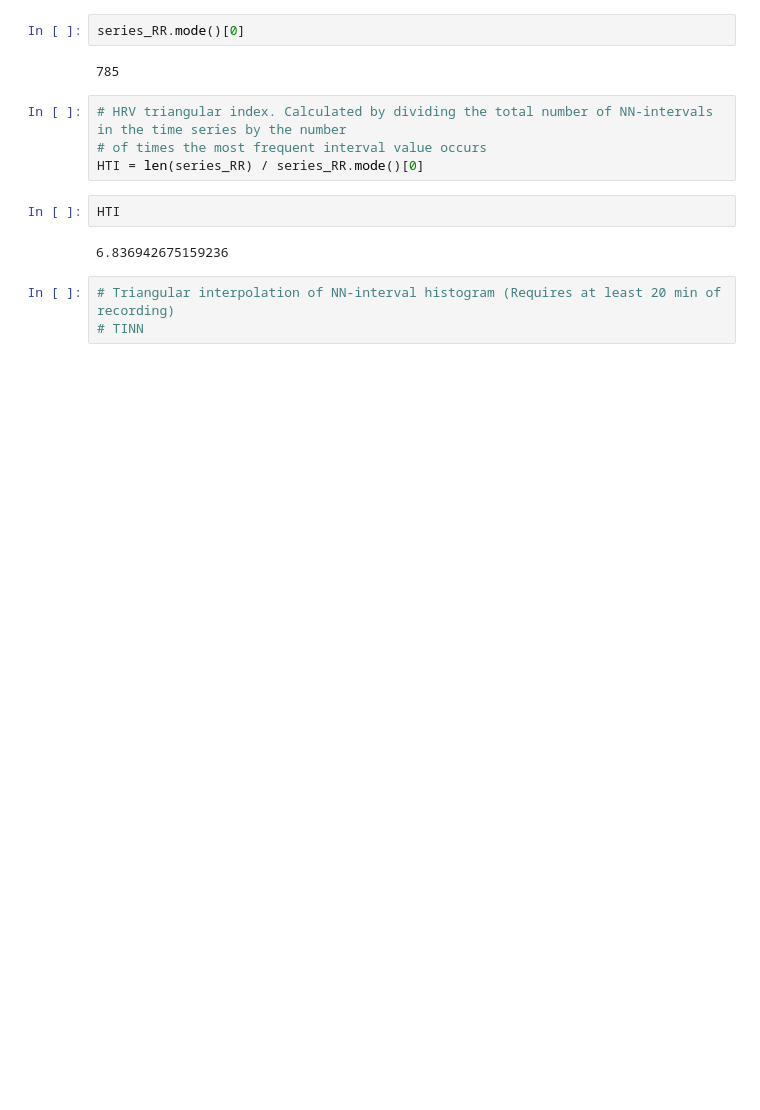
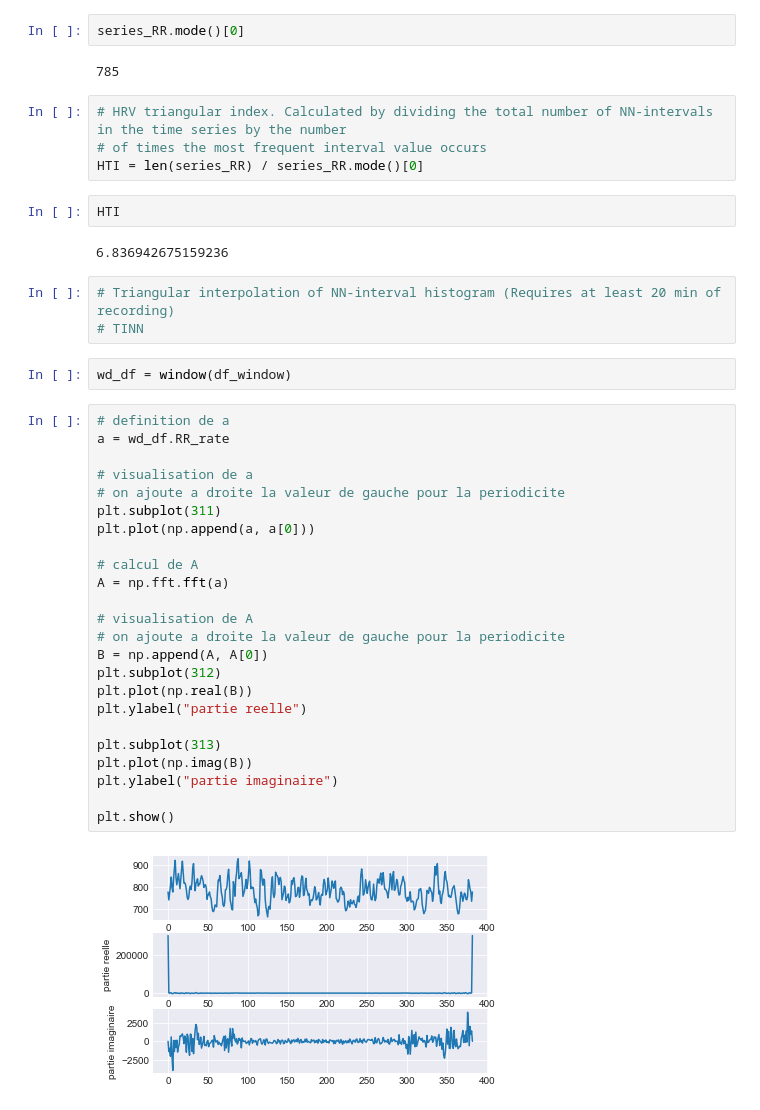
Before and after one commit to Jackfn96/3DS, a Jupyter notebook: notebooks/HRV features creation.ipynb, the cells around one changed output. Drawn from its saved outputs; the diff is of its cells as text; blank space fills up the shorter version.

```diff
--- a/notebooks/HRV features creation.ipynb
+++ b/notebooks/HRV features creation.ipynb
@@ -406,3 +426,31 @@ HTI
 # %%
 # Triangular interpolation of NN-interval histogram (Requires at least 20 min of recording)
 # TINN
+# %%
+wd_df = window(df_window)
+# %%
+# definition de a
+a = wd_df.RR_rate
+
+# visualisation de a
+# on ajoute a droite la valeur de gauche pour la periodicite
+plt.subplot(311)
+plt.plot(np.append(a, a[0]))
+
+# calcul de A
+A = np.fft.fft(a)
+
+# visualisation de A
+# on ajoute a droite la valeur de gauche pour la periodicite
+B = np.append(A, A[0])
+plt.subplot(312)
+plt.plot(np.real(B))
+plt.ylabel("partie reelle")
+
+plt.subplot(313)
+plt.plot(np.imag(B))
+plt.ylabel("partie imaginaire")
+
+plt.show()
+# %% [output]
+[figure, added]
```
Also changed, not shown: parts of 15 cells of this notebook.
